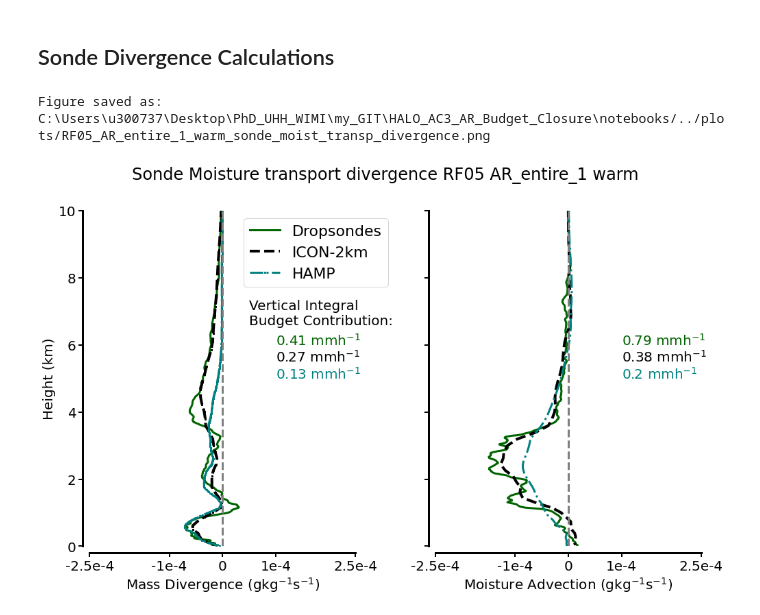
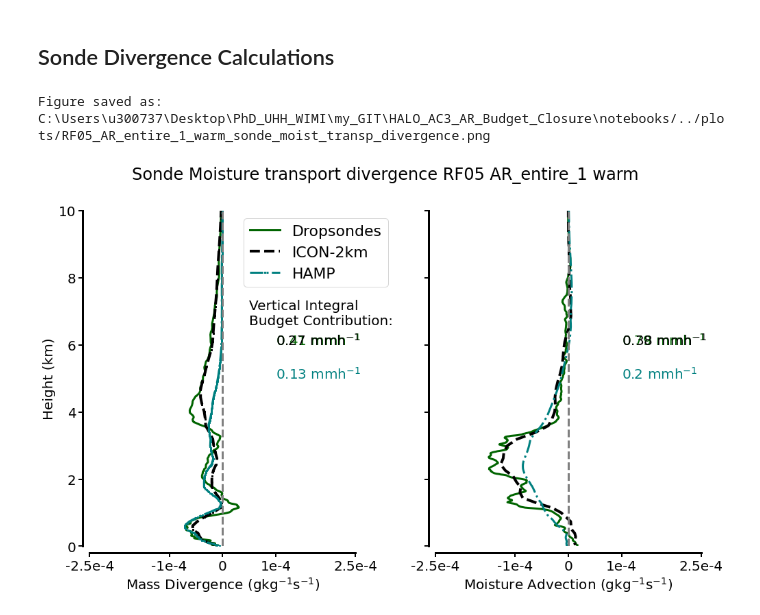
Before and after one commit to hdorff94/HALO_AC3_AR_Budget_Closure, a Jupyter notebook: notebooks/sonde_moisture_transport_divergence.ipynb, the cells around one changed output. Drawn from its saved outputs; the diff is of its cells as text; code cells hidden in the pictures.

```diff
--- a/notebooks/sonde_moisture_transport_divergence.ipynb
+++ b/notebooks/sonde_moisture_transport_divergence.ipynb
@@ -55,7 +55,7 @@ class HiddenPrints:
 ## Switches and Definitions
 # %%
 campaign="HALO_AC3"
-ar_of_day="AR_entire_2"
+ar_of_day="AR_entire_1"
 flight=["RF05"]
 flight_dates={"RF05":"20220315",
               "RF06":"20220316"}
@@ -366,3 +400,10 @@ DatetimeIndex(['2022-03-15 10:19:22', '2022-03-15 10:28:33',
+# %%
+if sector_to_plot=="warm": relevant_sondes=relevant_sector_sondes["warm"]
+else: relevant_sondes=relevant_sector_sondes["cold"]
+sonde_sector_times=sonde_times_series.iloc[relevant_sondes].index
+if flight[0]=="RF05" and sector_to_plot=="cold":
+    sonde_sector_times=sonde_sector_times.append(relevant_sondes_dict["cold_sector"]["out"].index)
+sonde_sector_times
 # %% [markdown]
 ## Radiometer dataset
 # %%
@@ -877,7 +862,9 @@ Figure saved as: C:\Users\u300737\Desktop\PhD_UHH_WIMI\my_GIT\HALO_AC3_AR_Budget
 #%% Plotting
 def plot_haloac3_atmospheric_moist_trans_divergence(Moisture_CONV,ICON_Moisture_CONV,
                                                     Retr_Moisture_CONV,sector_to_plot,
-                                                   z_height_icon,z_height_retrieval):
+                                                   z_height_icon,z_height_retrieval,
+                                                   plot_sondes=True,
+                                                   do_plot_icon=True):
 
     if hasattr(Retr_Moisture_CONV, "div_scalar_mass"):plot_retrieval=True
     else: plot_retrieval=False
@@ -888,7 +875,8 @@ def plot_haloac3_atmospheric_moist_trans_divergence(Moisture_CONV,ICON_Moisture_
     ax1=divergence_plot.add_subplot(121)
     ax2=divergence_plot.add_subplot(122)
     # Mass divergence
-    ax1.plot(Moisture_CONV.div_scalar_mass[sector_to_plot].values,
+    if plot_sondes:
+        ax1.plot(Moisture_CONV.div_scalar_mass[sector_to_plot].values,
          Moisture_CONV.div_scalar_mass[sector_to_plot].index.values/1000,
          color="darkgreen",lw=3,label="Dropsondes")
     ax1.plot(ICON_Moisture_CONV.div_scalar_mass[sector_to_plot].values,
@@ -903,9 +891,10 @@ def plot_haloac3_atmospheric_moist_trans_divergence(Moisture_CONV,ICON_Moisture_
     ax1.set_xticks([-2.5e-4,-1e-4,0,1e-4,2.5e-4])
     ax1.set_xticklabels(["-2.5e-4","-1e-4","0","1e-4","2.5e-4"])
     ax1.text(x=0.6,y=0.66,s="Vertical Integral\nBudget Contribution:",transform=ax1.transAxes,color="k")
-    ax1.text(x=0.7,y=0.60,s=str(np.round(-1*Moisture_CONV.integrated_divergence[sector_to_plot]["mass_div"],2))+\
+    if plot_sondes:
+        ax1.text(x=0.7,y=0.60,s=str(np.round(-1*Moisture_CONV.integrated_divergence[sector_to_plot]["mass_div"],2))+\
          " $\mathrm{mmh}^{-1}$",transform=ax1.transAxes,color="darkgreen")
-    ax1.text(x=0.7,y=0.55,s=str(np.round(-1*ICON_Moisture_CONV.integrated_divergence[sector_to_plot]["mass_div"],2))+\
+    ax1.text(x=0.7,y=0.6,s=str(np.round(-1*ICON_Moisture_CONV.integrated_divergence[sector_to_plot]["mass_div"],2))+\
          " $\mathrm{mmh}^{-1}$",transform=ax1.transAxes,color="k")
     if plot_retrieval:
         ax1.text(x=0.7,y=0.5,s=str(np.round(-1*Retr_Moisture_CONV.integrated_divergence[sector_to_plot]["mass_div"],2))+\
@@ -922,9 +911,11 @@ def plot_haloac3_atmospheric_moist_trans_divergence(Moisture_CONV,ICON_Moisture_
     ax1.xaxis.set_tick_params(width=2,length=6)
     ax1.legend(loc="upper right",fontsize=22,bbox_to_anchor=[1.15,1.0])
     # moisture advection
-    ax2.plot(Moisture_CONV.adv_q_calc[sector_to_plot].values,
+    if plot_sondes:
+        ax2.plot(Moisture_CONV.adv_q_calc[sector_to_plot].values,
          Moisture_CONV.adv_q_calc[sector_to_plot].index.values/1000,
          color="darkgreen",lw=3)
+
     ax2.plot(ICON_Moisture_CONV.adv_q_calc[sector_to_plot].values,
          z_height_icon.values[1::]/1000,
          color="k",markersize=2,ls="--",lw=4)
@@ -942,9 +933,10 @@ def plot_haloac3_atmospheric_moist_trans_divergence(Moisture_CONV,ICON_Moisture_
     for axis in ['bottom','left']:
         ax2.spines[axis].set_linewidth(3)
     ax2.set_yticklabels("")
-    ax2.text(x=0.7,y=0.6,s=str(np.round(-1*Moisture_CONV.integrated_divergence[sector_to_plot]["q_ADV"],2))+\
+    if plot_sondes:
+        ax2.text(x=0.7,y=0.6,s=str(np.round(-1*Moisture_CONV.integrated_divergence[sector_to_plot]["q_ADV"],2))+\
          " $\mathrm{mmh}^{-1}$",transform=ax2.transAxes,color="darkgreen")
-    ax2.text(x=0.7,y=0.55,s=str(np.round(-1*ICON_Moisture_CONV.integrated_divergence[sector_to_plot]["q_ADV"],2))+\
+    ax2.text(x=0.7,y=0.6,s=str(np.round(-1*ICON_Moisture_CONV.integrated_divergence[sector_to_plot]["q_ADV"],2))+\
          " $\mathrm{mmh}^{-1}$",transform=ax2.transAxes,color="k")
 
     if plot_retrieval:
@@ -961,9 +953,15 @@ def plot_haloac3_atmospheric_moist_trans_divergence(Moisture_CONV,ICON_Moisture_
     fig_name=flight[0]+"_"+ar_of_day+"_"+sector_to_plot+"_sonde_moist_transp_divergence.png"
     divergence_plot.savefig(plot_path+fig_name,dpi=300,bbox_inches="tight")
     print("Figure saved as:",plot_path+fig_name)
-# %%
-plot_haloac3_atmospheric_moist_trans_divergence(Moisture_CONV,ICON_Moisture_CONV,
-                                                Retrieval_Moisture_CONV,sector_to_plot,z_height,z_height_retrieval)
-# %% [output]
-Figure saved as: C:\Users\u300737\Desktop\PhD_UHH_WIMI\my_GIT\HALO_AC3_AR_Budget_Closure\notebooks/../plots/RF05_AR_entire_1_warm_sonde_moist_transp_divergence.png
-[figure, removed]
+# %%
+#Retrieval_Moisture_CONV.div_scalar_mass
+plot_sondes=True
+if flight[0]=="RF05" and sector_to_plot=="cold":
+    z_height_retrieval=pd.Series()
+    plot_sondes=False
+plot_haloac3_atmospheric_moist_trans_divergence(Moisture_CONV,ICON_Moisture_CONV,
+                                                Retrieval_Moisture_CONV,sector_to_plot,
+                                                z_height,z_height_retrieval,plot_sondes=plot_sondes)
+# %% [output]
+Figure saved as: C:\Users\u300737\Desktop\PhD_UHH_WIMI\my_GIT\HALO_AC3_AR_Budget_Closure\notebooks/../plots/RF05_AR_entire_1_warm_sonde_moist_transp_divergence.png
+[figure, added]
```
Also changed, not shown: parts of 21 cells of this notebook, 1 other file.
